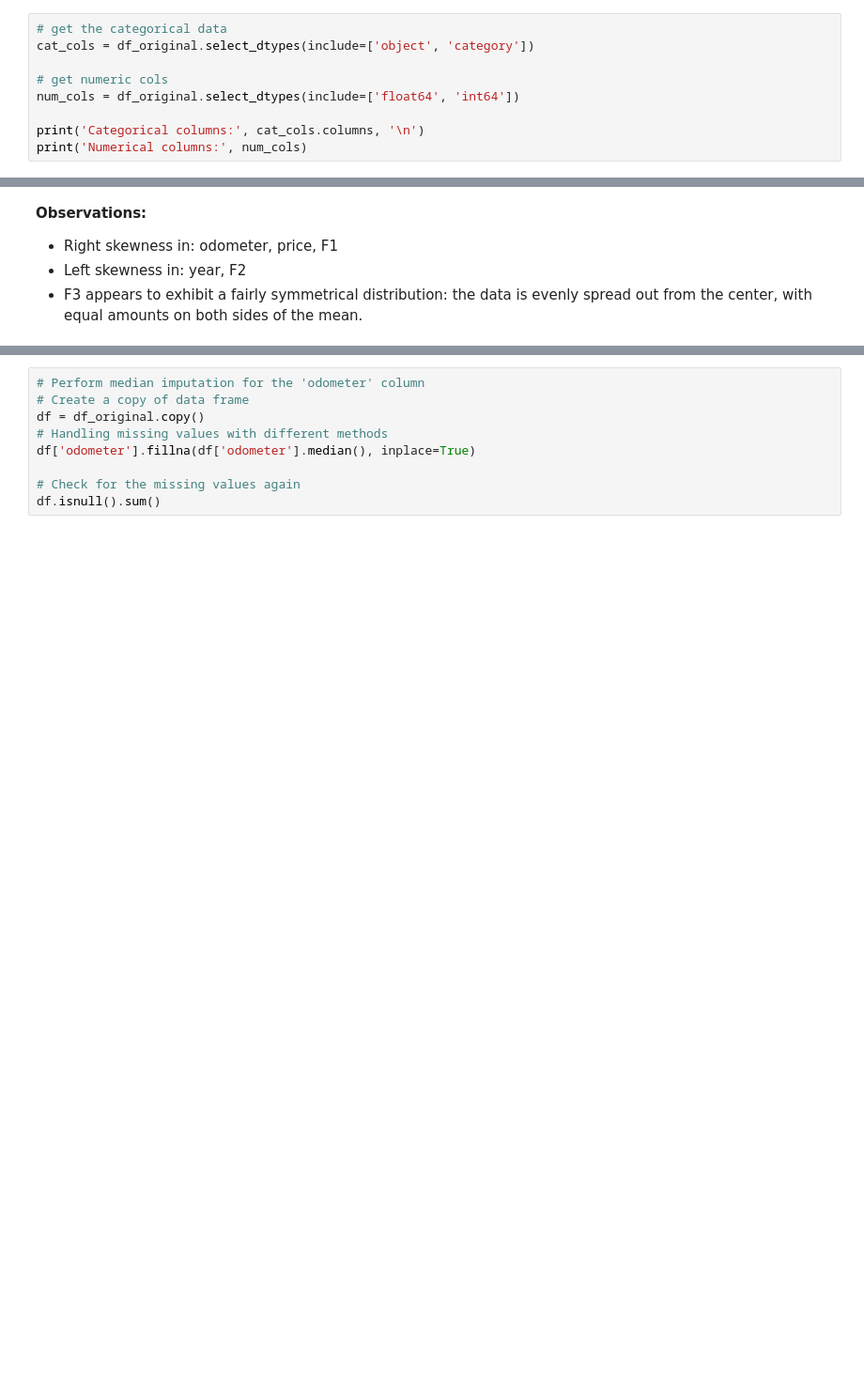
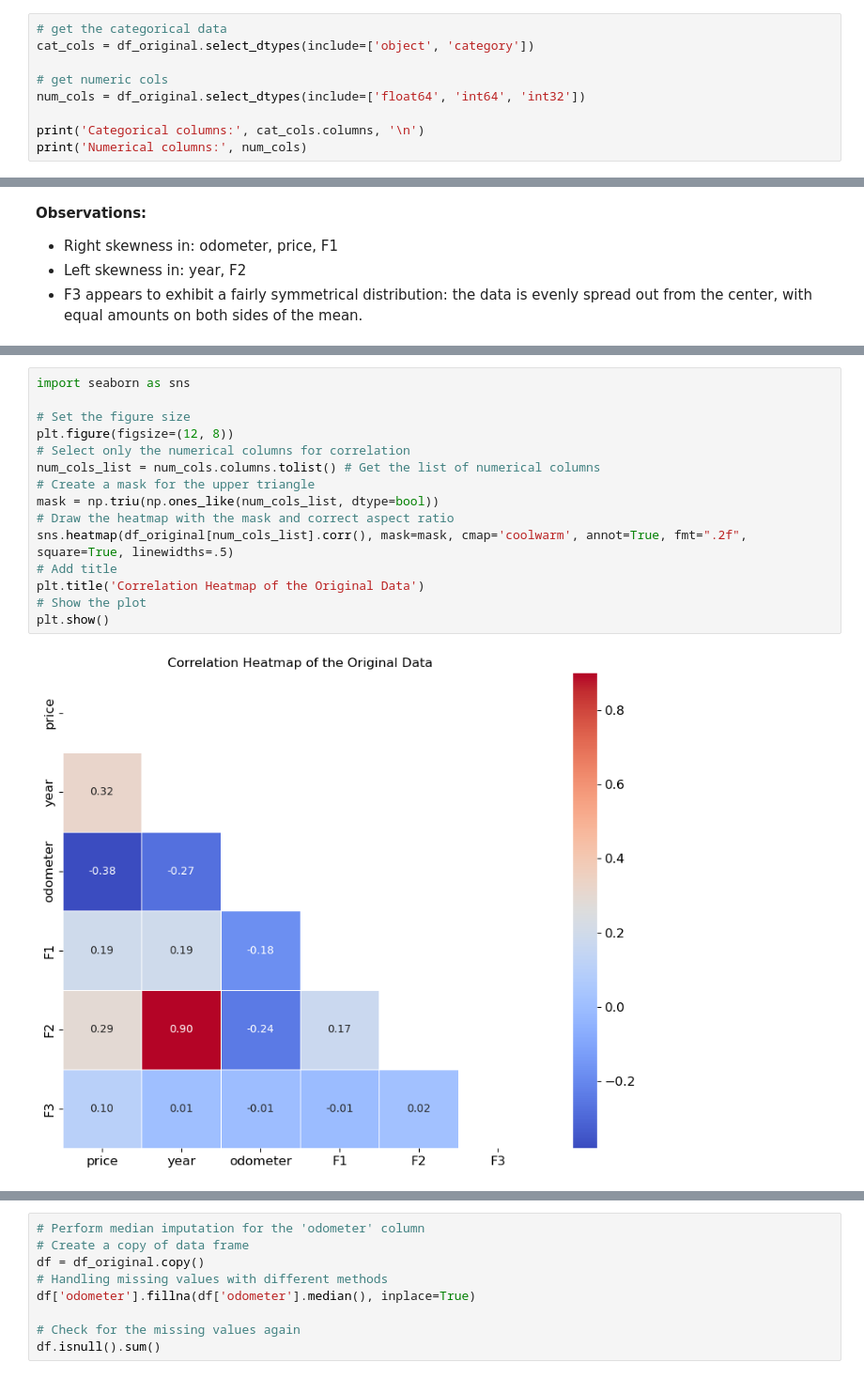
Before and after one commit to elochn/used-cars-analysis, a Jupyter notebook: cars_analysis.ipynb, the cells around one changed output, grey strips where cells are left out. Shown at 94% size. Cells and saved outputs as stored; diff of their text form; blank space fills up the shorter version.

```diff
--- a/cars_analysis.ipynb
+++ b/cars_analysis.ipynb
@@ -103,7 +173,7 @@ df_original.describe()
 cat_cols = df_original.select_dtypes(include=['object', 'category'])
 
 # get numeric cols
-num_cols = df_original.select_dtypes(include=['float64', 'int64'])
+num_cols = df_original.select_dtypes(include=['float64', 'int64', 'int32'])
 
 print('Categorical columns:', cat_cols.columns, '\n')
 print('Numerical columns:', num_cols)
@@ -139,0 +302,17 @@ plt.show()
+# %%
+import seaborn as sns
+
+# Set the figure size
+plt.figure(figsize=(12, 8))
+# Select only the numerical columns for correlation
+num_cols_list = num_cols.columns.tolist() # Get the list of numerical columns
+# Create a mask for the upper triangle
+mask = np.triu(np.ones_like(num_cols_list, dtype=bool))
+# Draw the heatmap with the mask and correct aspect ratio
+sns.heatmap(df_original[num_cols_list].corr(), mask=mask, cmap='coolwarm', annot=True, fmt=".2f", square=True, linewidths=.5)
+# Add title
+plt.title('Correlation Heatmap of the Original Data')
+# Show the plot
+plt.show()
+# %% [output]
+[figure, added]
```
Also changed, not shown: parts of 36 cells of this notebook.
